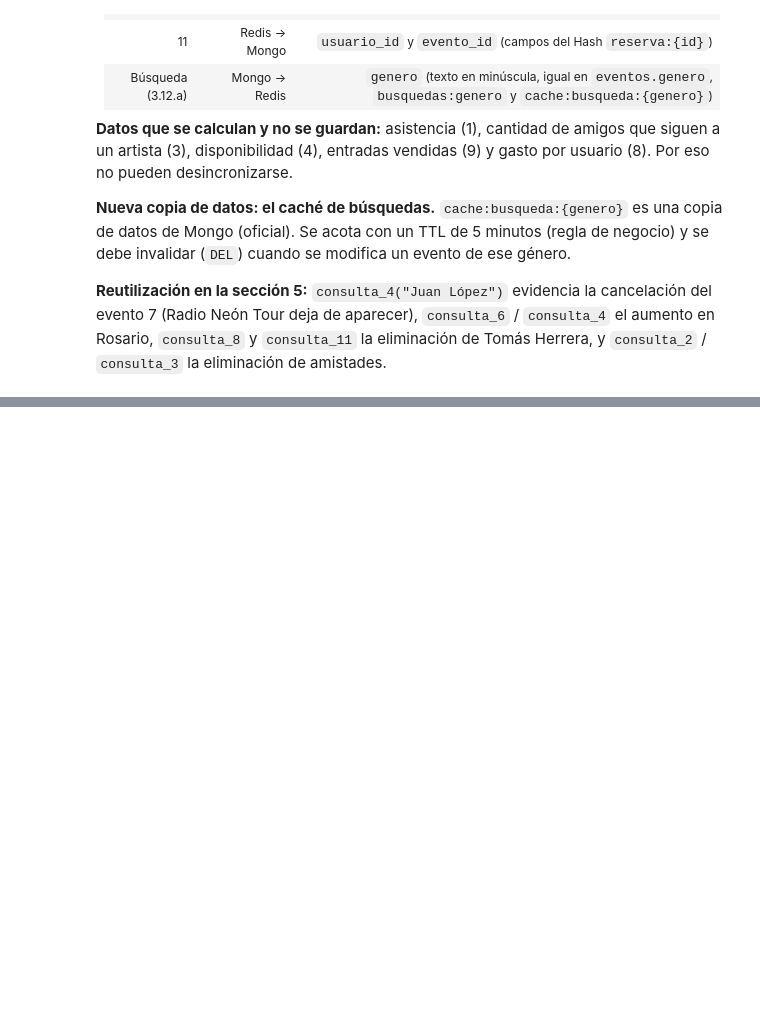
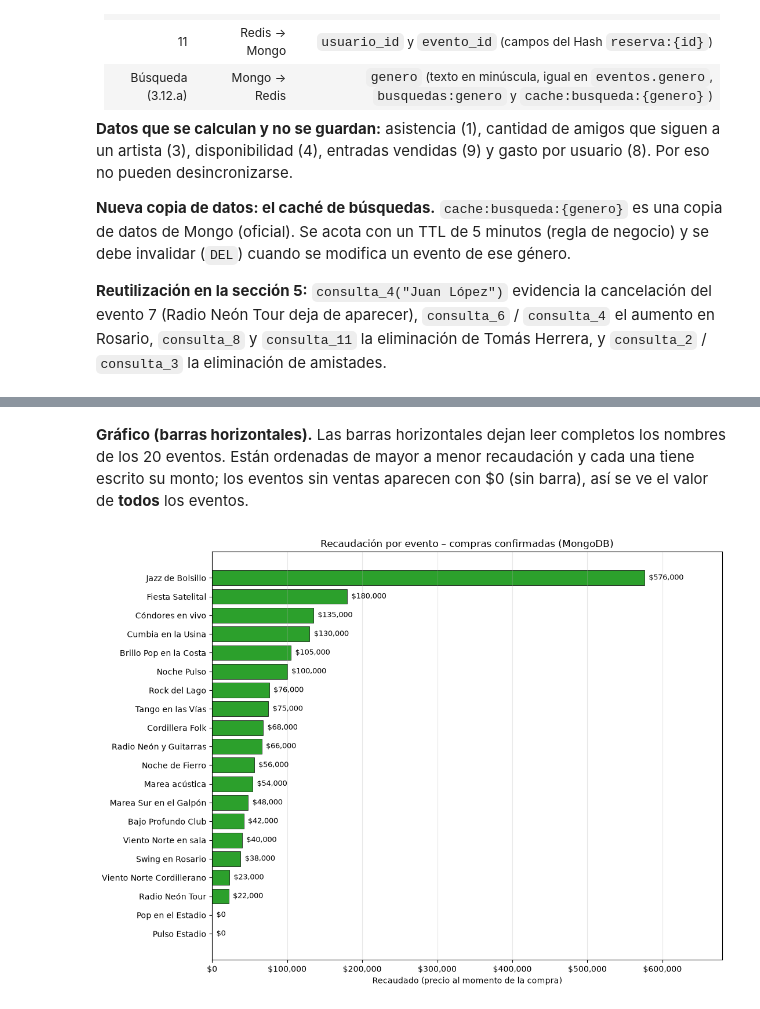
Before and after one commit to joaquinerbity/trabajo-integrador-bd, a Jupyter notebook: bd-contenedor/notebooks/tp_integrador1.ipynb, the cells around one changed output, grey strips where cells are left out. Saved outputs shown, nothing was run; the diff lists cells and outputs as text; code cells hidden in the pictures; blank space fills up the shorter version.

```diff
--- a/bd-contenedor/notebooks/tp_integrador1.ipynb
+++ b/bd-contenedor/notebooks/tp_integrador1.ipynb
@@ -1834,0 +2192,29 @@ assert [f["busquedas"] for f in top_generos] == sorted((f["busquedas"] for f in
+# %% [markdown]
+**Gráfico (barras horizontales).** Las barras horizontales dejan leer completos los nombres de los 20 eventos. Están ordenadas de mayor a menor recaudación y cada una tiene escrito su monto; los eventos sin ventas aparecen con $0 (sin barra), así se ve el valor de **todos** los eventos.
+# %%
+# ---- Gráfico 2: barras horizontales de recaudación por evento ----
+datos = list(reversed(recaudacion_por_evento))   # el que más recaudó queda arriba
+nombres = [f["evento"] for f in datos]
+montos = [f["recaudado"] for f in datos]
+maximo = max(montos)
+
+plt.figure(figsize=(11, 8))
+# Se dibuja por posición (no por nombre): si dos eventos se llamaran igual, no se superpondrían
+posiciones = range(len(datos))
+barras = plt.barh(posiciones, montos, color="tab:green", edgecolor="black", linewidth=0.5)
+plt.yticks(list(posiciones), nombres)
+
+# Monto escrito al final de cada barra (también "$0" en los eventos sin ventas)
+for barra, monto in zip(barras, montos):
+    plt.text(barra.get_width() + maximo * 0.01, barra.get_y() + barra.get_height() / 2,
+             pesos(monto), va="center", fontsize=9)
+
+plt.gca().xaxis.set_major_formatter(EJE_PESOS)   # eje X en pesos
+plt.xlim(0, maximo * 1.18)                        # margen para que entren los montos
+plt.title("Recaudación por evento – compras confirmadas (MongoDB)")
+plt.xlabel("Recaudado (precio al momento de la compra)")
+plt.grid(axis="x", alpha=0.3)
+plt.tight_layout()
+plt.show()
+# %% [output]
+[figure, added]
```
Also changed, not shown: parts of 30 cells of this notebook.
